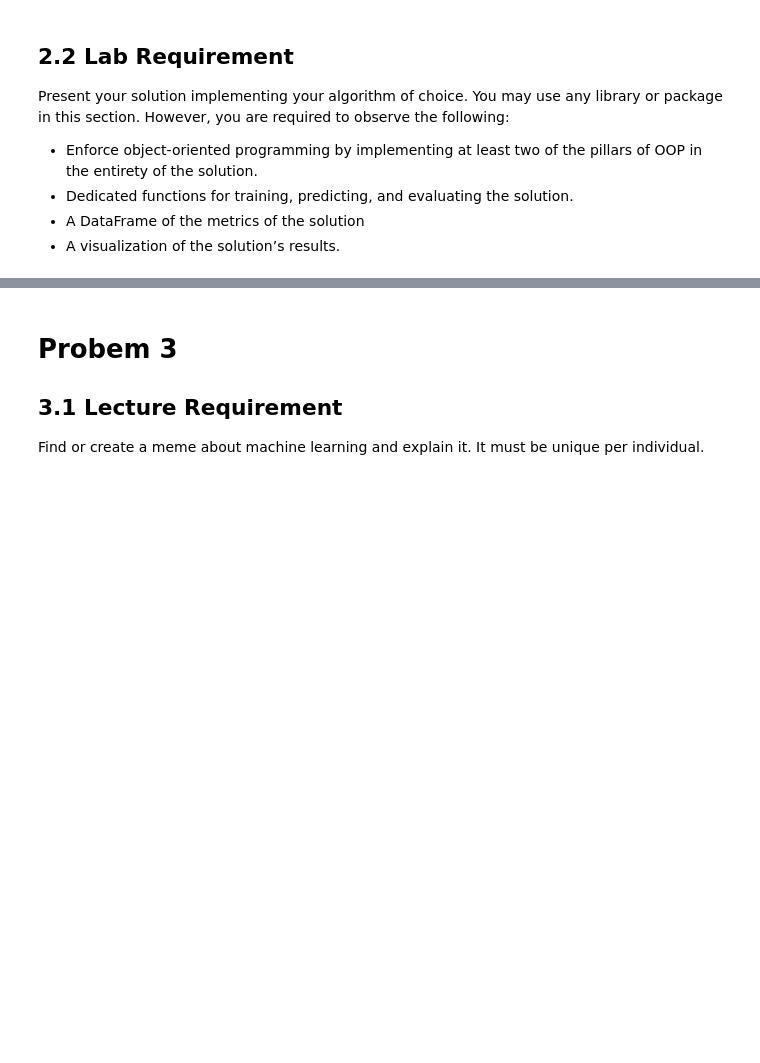
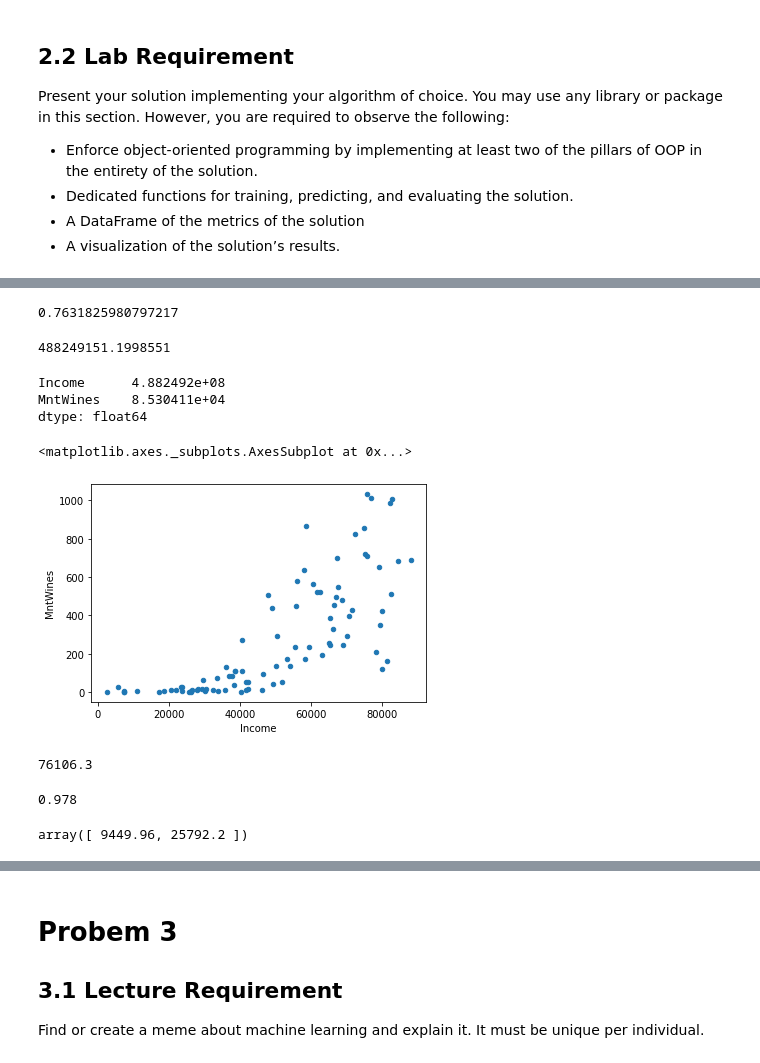
Before and after one commit to Nikkuchan/AIDA1_Wagler, a Jupyter notebook: 58089_MEX_Wagler/58089_MEX_Wagler.ipynb, the cells around one changed output, grey strips where cells are left out. Cells and saved outputs as stored; diff of their text form; code cells hidden in the pictures; blank space fills up the shorter version.

```diff
--- a/58089_MEX_Wagler/58089_MEX_Wagler.ipynb
+++ b/58089_MEX_Wagler/58089_MEX_Wagler.ipynb
@@ -28,0 +50,5 @@ Present your solution implementing your algorithm of choice. You may use any lib
+# %%
+marketing_df = pd.read_csv("marketing_campaign.csv",sep='\t')
+market_X = marketing_df[['Income','MntWines']].head(1)
+market_X.dropna(subset = ["Income"], inplace=True)
+market_X.to_csv('marketCampaign_clean.csv')
@@ -28,0 +80,26 @@ Present your solution implementing your algorithm of choice. You may use any lib
+# %%
+X = market_X["Income"]
+Y = market_X["MntWines"]
+corr = X.corr(Y)
+corr
+# %% [output]
+0.7631825980797217
+# %%
+y_test = market_X.drop('MntWines', axis=1).to_numpy()
+ymean = y_test.mean()
+yvar = np.sum(np.square(y_test-ymean))/y_test.size
+yvar
+# %% [output]
+488249151.1998551
+# %%
+varia = np.var(market_X)
+varia
+# %% [output]
+Income      4.882492e+08
+MntWines    8.530411e+04
+dtype: float64
+# %%
+market_X.plot.scatter("Income", "MntWines")
+# %% [output]
+<matplotlib.axes._subplots.AxesSubplot at 0x...>
+[figure, added]
@@ -28,0 +183,21 @@ Present your solution implementing your algorithm of choice. You may use any lib
+# %%
+## TEST #2 (Max pts: 5)
+## DO NOT DELETE NOR MODIFY THIS CELL
+cov = regressor.covariance(X,y)
+cov
+# %% [output]
+76106.3
+# %%
+## TEST #3 (Max pts: 10)
+## DO NOT DELETE NOR MODIFY THIS CELL
+r = regressor.pearsons_r(X,y)
+r
+# %% [output]
+0.978
+# %%
+## TEST #4 (Max pts: 15)
+## DO NOT DELETE NOR MODIFY THIS CELL
+regressor.train(X,y)
+regressor.model_
+# %% [output]
+array([ 9449.96, 25792.2 ])
```
Also changed, not shown: parts of 23 cells of this notebook.
